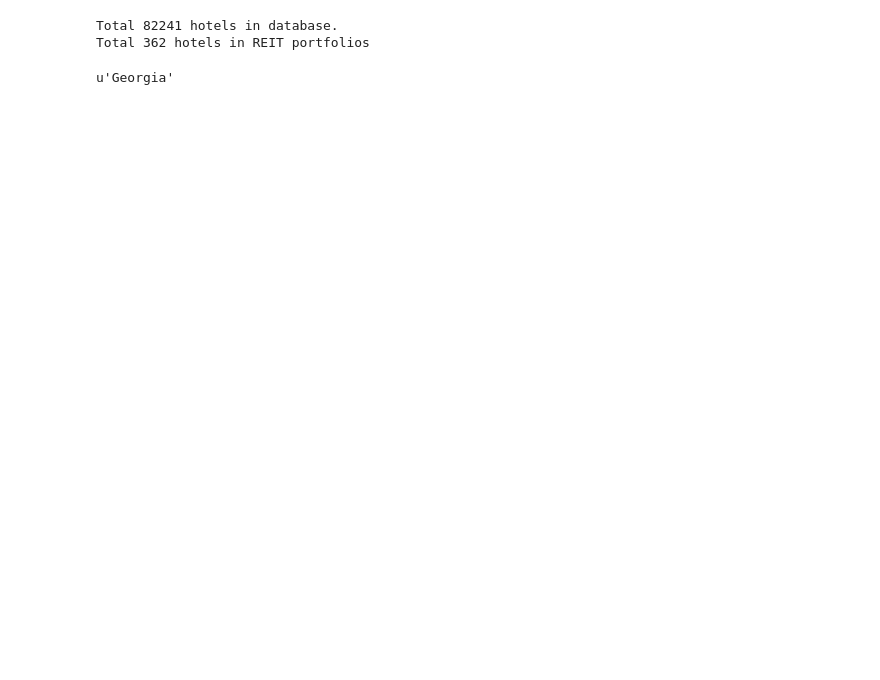
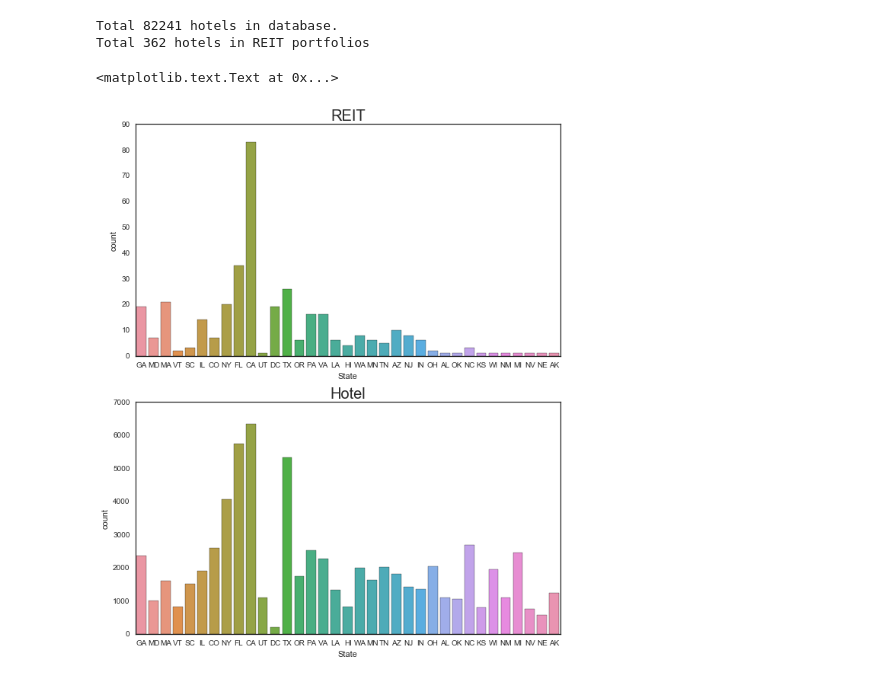
Before and after one commit to MaxwellLZH/BigByteInsight, a Jupyter notebook: HomeChallenge/r2/Geo_plotting.ipynb, the cells around one changed output. Saved outputs shown, nothing was run; the diff lists cells and outputs as text; code cells hidden in the pictures; blank space fills up the shorter version.

Commit message:
plot

```diff
--- a/HomeChallenge/r2/Geo_plotting.ipynb
+++ b/HomeChallenge/r2/Geo_plotting.ipynb
@@ -36,7 +53,23 @@ reit.apply(get_state, axis=1)
-# %%
-from geopy.geocoders import Nominatim
-geolocator = Nominatim()
-location = geolocator.reverse('34, -84')
-location.raw['address']['state']
-# %% [output]
-u'Georgia'
+# %%
+#get the state in reit df
+temp = hotel[['hotel_id', 'State']]
+reit = reit.merge(temp, how='left', on='hotel_id')
+# %%
+#take a look at the distribution of hotels among states
+import seaborn as sns
+sns.set_style('white')
+
+reit_states = reit['State'].unique()
+
+_ = plt.figure(figsize=(10, 12))
+plt.subplot(2, 1, 1)
+g = sns.countplot(reit['State'], order=reit_states)
+g.set(xticklabels = reit_states)
+plt.title('REIT', size=20)
+
+plt.subplot(2, 1, 2)
+g = sns.countplot(hotel['State'], order=reit_states)
+plt.title('Hotel', size=20)
+# %% [output]
+<matplotlib.text.Text at 0x...>
+[figure, added]
```
Also changed, not shown: parts of 7 cells of this notebook.
